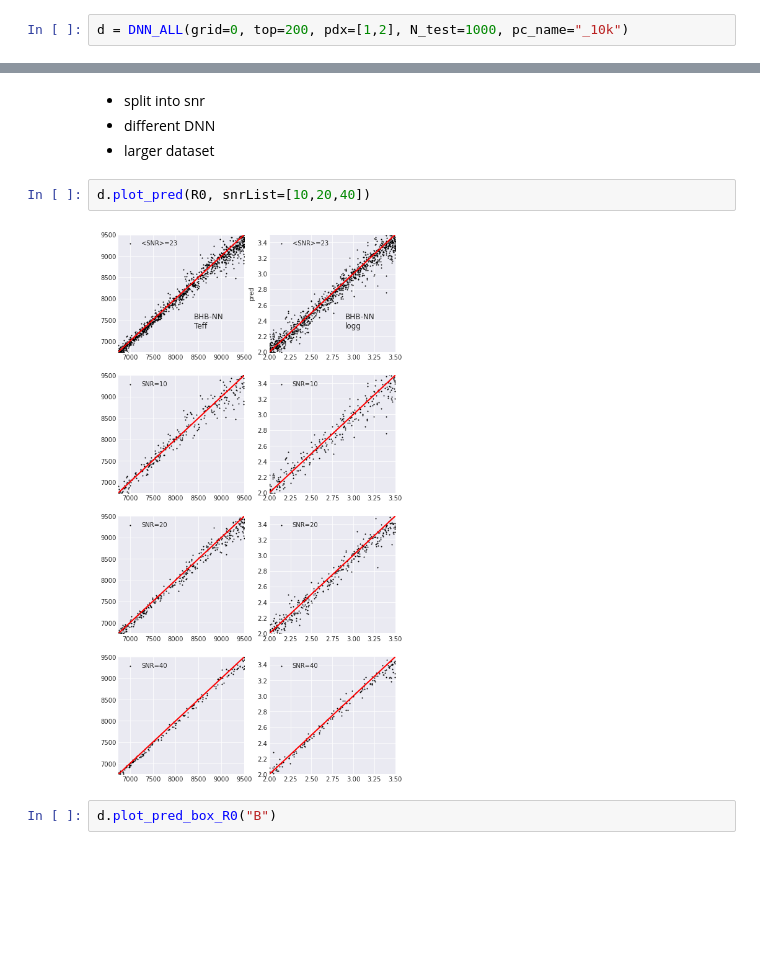
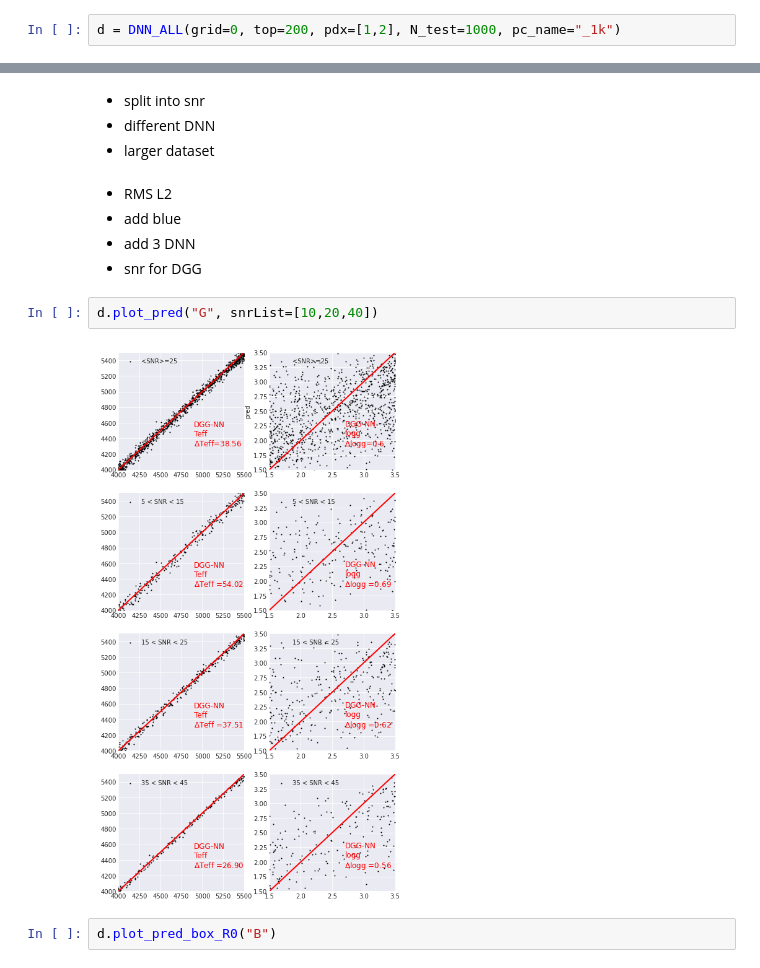
Before and after one commit to ViskaWei/LV, a Jupyter notebook: nb/dnn_2d.ipynb, the cells around one changed output, grey strips where cells are left out. Cells and saved outputs as stored; diff of their text form; blank space fills up the shorter version.

```diff
--- a/nb/dnn_2d.ipynb
+++ b/nb/dnn_2d.ipynb
@@ -19,5 +165,5 @@ from lv.dnn.dnn_ALL import DNN_ALL
 # %%
-d = DNN_ALL(grid=0, top=200, pdx=[1,2], N_test=1000, pc_name="_10k")
+d = DNN_ALL(grid=0, top=200, pdx=[1,2], N_test=1000, pc_name="_1k")
 # %%
 W, R0="RML", "B"
 # %%
@@ -41,10 +187,15 @@ Layers: [200, 1024, 512, 128, 32, 2]
 - split into snr
 - different DNN
 - larger dataset
+# %% [markdown]
+- RMS L2
+- add blue
+- add 3 DNN
+- snr for DGG
 # %%
-d.plot_pred(R0, snrList=[10,20,40])
+d.plot_pred("G", snrList=[10,20,40])
 # %% [output]
-[figure, old version]
+[figure, new version]
 # %%
 d.plot_pred_box_R0("B")
 # %% [output]
```
Also changed, not shown: parts of 42 cells of this notebook, 8 other files.
